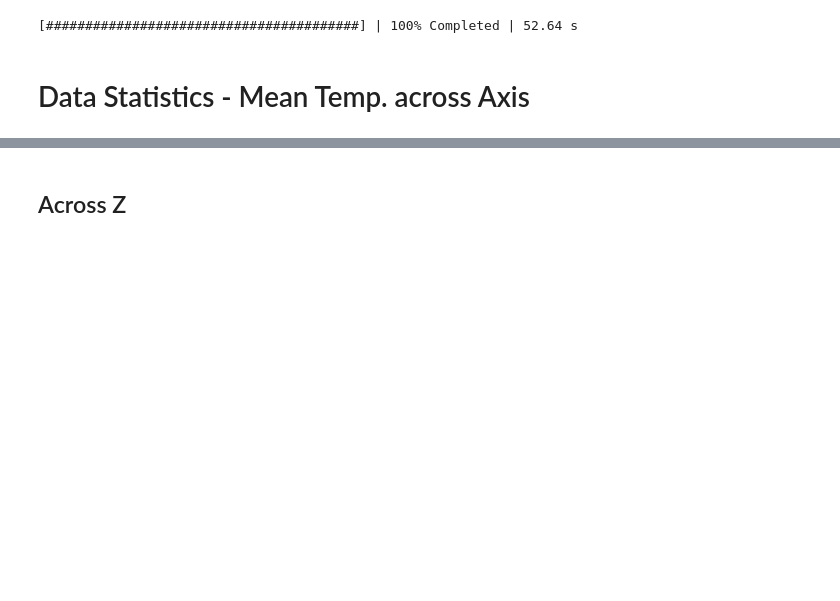
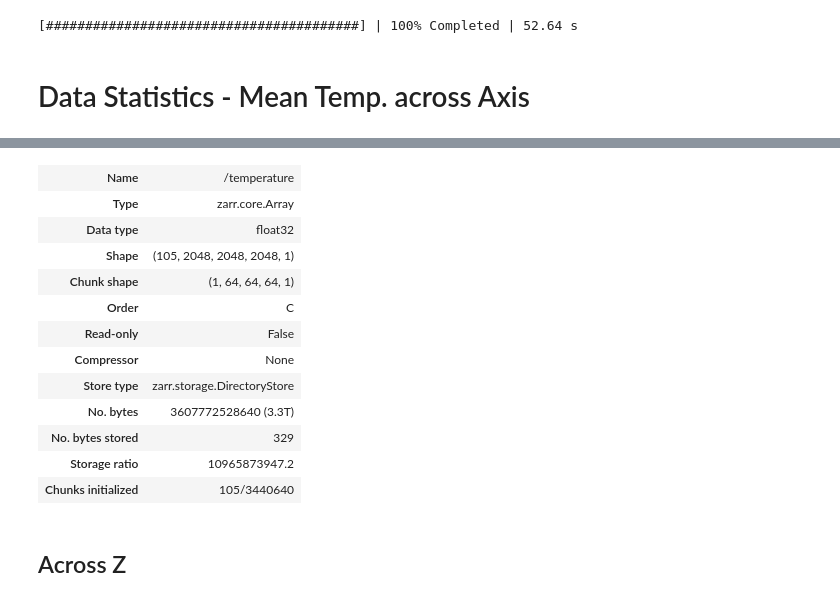
Before and after one commit to ariellubonja/visualize-turbulence-data, a Jupyter notebook: visualize_slices.ipynb, the cells around one changed output, grey strips where cells are left out. Cells and saved outputs as stored; diff of their text form; code cells hidden in the pictures; blank space fills up the shorter version.

```diff
--- a/visualize_slices.ipynb
+++ b/visualize_slices.ipynb
@@ -504,4 +246,6 @@ def plot_slices_and_mean(
 # %%
+stored_jhf_path = stored_jhf_hr_path
+
 process_dataset = "high_rate"
 
-ds = jhf_hr_zarr = zarr.open(stored_jhf_hr_path)
+ds = jhf_hr_zarr
@@ -508,3 +419,19 @@ ds = jhf_hr_zarr = zarr.open(stored_jhf_hr_path)
+# %%
+ds['temperature'].info
+# %% [output]
+| Name | /temperature |
+| Type | zarr.core.Array |
+| Data type | float32 |
+| Shape | (105, 2048, 2048, 2048, 1) |
+| Chunk shape | (1, 64, 64, 64, 1) |
+| Order | C |
+| Read-only | False |
+| Compressor | None |
+| Store type | zarr.storage.DirectoryStore |
+| No. bytes | 3607772528640 (3.3T) |
+| No. bytes stored | 329 |
+| Storage ratio | 10965873947.2 |
+| Chunks initialized | 105/3440640 |
 # %% [markdown]
 ## Across Z
 # %%
```
Also changed, not shown: parts of 8 cells of this notebook.
